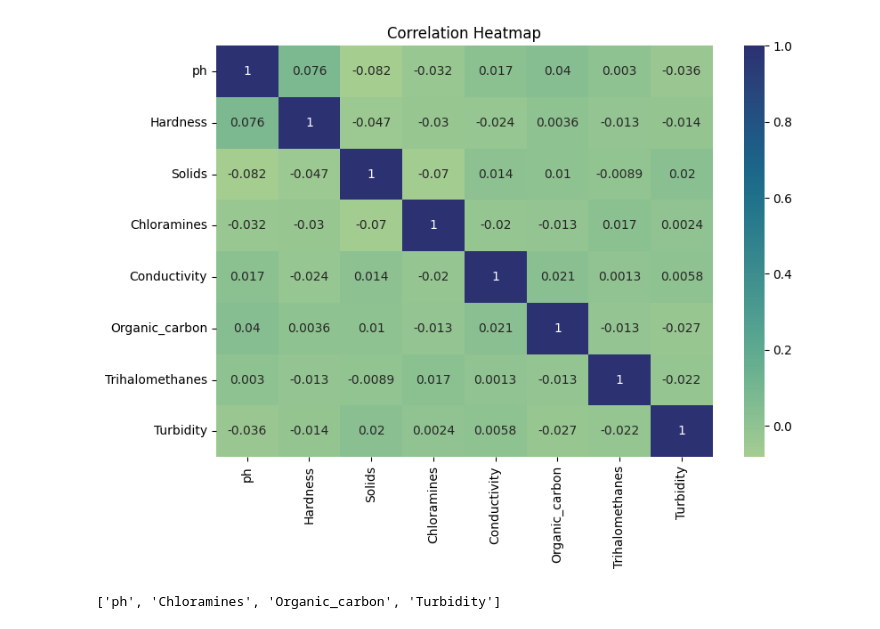
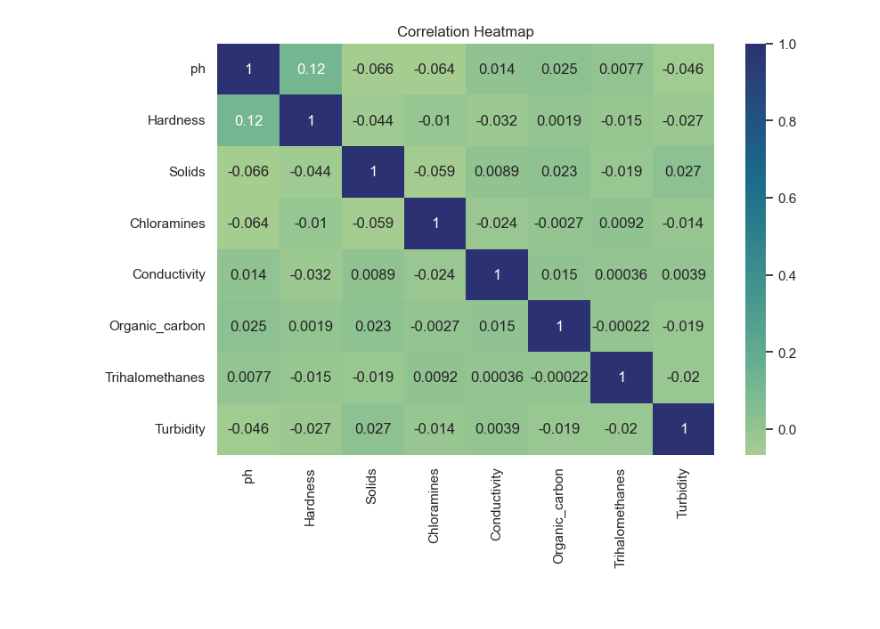
Before and after one commit to leedh7878/DanielLee_Project_Portfolio, a Jupyter notebook: Water_Quality_Potability/src/water_quality.ipynb, the cells around one changed output. Drawn from its saved outputs; the diff is of its cells as text; code cells hidden in the pictures.

```diff
--- a/Water_Quality_Potability/src/water_quality.ipynb
+++ b/Water_Quality_Potability/src/water_quality.ipynb
@@ -32,3 +60,20 @@ dtype: float64
+# %%
+def remove_outlier(data):
+    Q1 = data.quantile(0.25)
+    Q3 = data.quantile(0.75)
+    IQR = Q3 - Q1
+
+    lower_bound = Q1 - 1.5 * IQR
+    upper_bound = Q3 + 1.5 * IQR
+
+    # Create a mask for all columns -> boolean dataframe
+    mask = ((data >= lower_bound) & (data <= upper_bound))
+    mask[[target, missing]] = True
+
+    # Apply the mask to filter the rows in the original DataFrame
+    filtered_data = data[mask.all(axis=1)]
+
+    return filtered_data
 # %%
 ax = data_water["ph"].hist(bins=15, density=True, stacked=True, color='darkviolet', alpha=0.6)
 data_water["ph"].plot(kind='density', color='crimson')
@@ -52,3 +99,8 @@ mean_ph = data_water['ph'].mean(skipna= True)
 mean_tri = data_water['Trihalomethanes'].mean(skipna = True)
 data_water['ph'].fillna(mean_ph, inplace = True)
 data_water['Trihalomethanes'].fillna(mean_tri, inplace= True)
+# %%
+data_water1 = remove_outlier(data_water)
+
+X = data_water1.drop(columns= [target ,missing])
+y = data_water1[target]
@@ -63,23 +126,11 @@ X_train, X_test, y_train, y_test = train_test_split(X, y, random_state=33)
 # %%
 # Correlation heatmap
 
-X_standardized = pd.DataFrame(StandardScaler().fit_transform(X), columns = X_train.columns)
 
 plt.figure(figsize=(9, 6))
-sns.heatmap(X_standardized.corr(), annot=True, cmap='crest')
+sns.heatmap(X.corr(), annot=True, cmap='crest')
 plt.title('Correlation Heatmap')
 
 plt.show()
 # %% [output]
-[figure, old version]
+[figure, new version]
-# %%
-
-from sklearn.feature_selection import RFE
-model = LogisticRegression()
-
-rfe = RFE(model)
-rfe = rfe.fit(X, y)
-
-print(list(X.columns[rfe.support_]))
-# %% [output]
-['ph', 'Chloramines', 'Organic_carbon', 'Turbidity']
```
Also changed, not shown: parts of 24 cells of this notebook.
